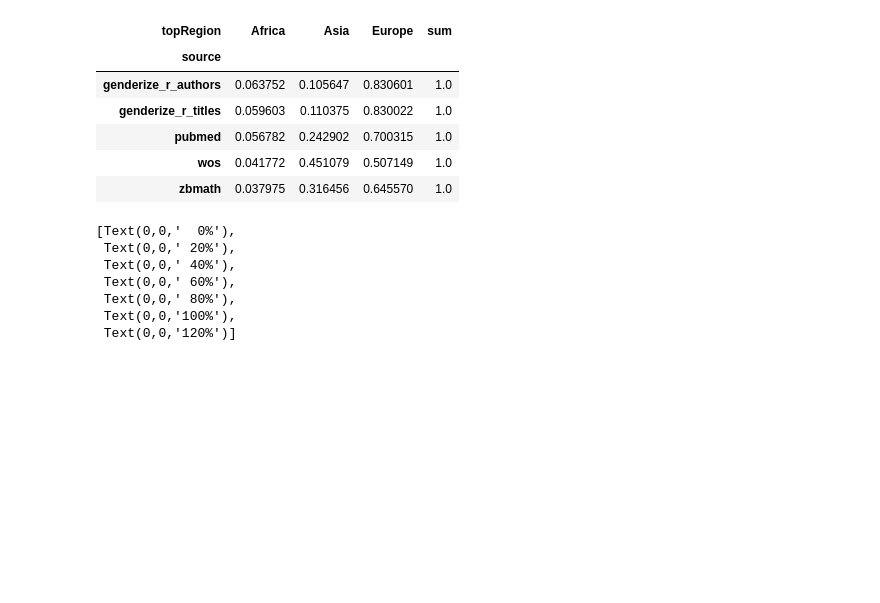
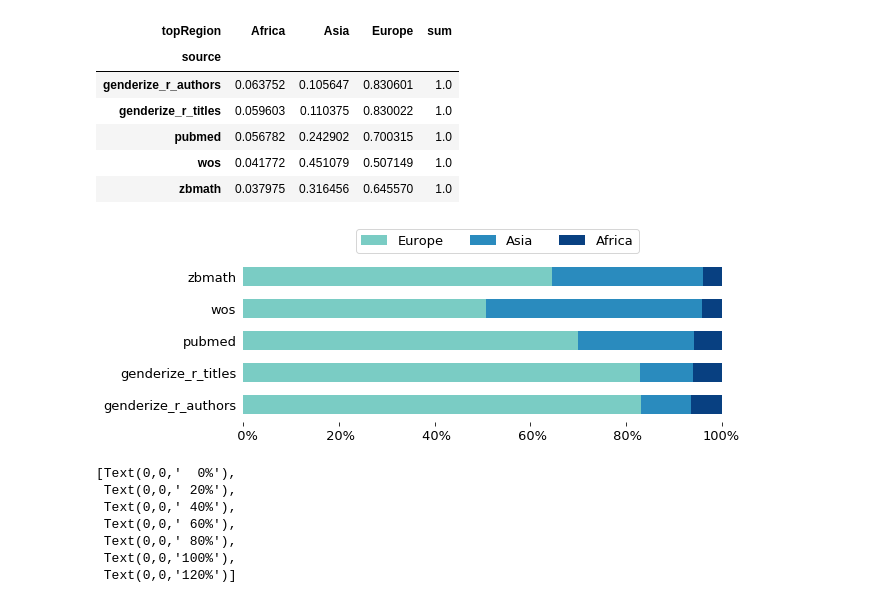
Before and after one commit to GenderGapSTEM-PublicationAnalysis/name_gender_inference, a Jupyter notebook: name_gender_inference/notebooks/Evaluation_name_onomastics.ipynb, the cells around one changed output. Saved outputs shown, nothing was run; the diff lists cells and outputs as text; code cells hidden in the pictures; blank space fills up the shorter version.

Commit message:
Plot of regions of names pretty for paper

```diff
--- a/name_gender_inference/notebooks/Evaluation_name_onomastics.ipynb
+++ b/name_gender_inference/notebooks/Evaluation_name_onomastics.ipynb
@@ -12,10 +12,10 @@ import urllib
 from os.path import join
 
 import matplotlib.pyplot as plt
-plt.style.use('ggplot')
+#plt.style.use('ggplot')
 
-import seaborn as sns
-sns.set(color_codes=True)
+#import seaborn as sns
+#sns.set(color_codes=True)
 # %%
 %pylab inline
 # %% [output]
@@ -183,8 +183,37 @@ origin_by_source
 | pubmed | 0.056782 | 0.242902 | 0.700315 | 1.0 |
 | wos | 0.041772 | 0.451079 | 0.507149 | 1.0 |
 | zbmath | 0.037975 | 0.316456 | 0.645570 | 1.0 |
-# %%
-origin_by_source = origin_by_source.drop(['sum'], axis=1)
+# %%
+origin_by_source = origin_by_source[['Europe', 'Asia', 'Africa']]
+# %%
+origin_by_source.index.name = None
+origin_by_source.columns.name = 'Region'
+# %%
+matplotlib.rcParams.update({'font.size': 13})
+
+fig, ax = plt.subplots(figsize=(9,3))
+
+colors = plt.cm.GnBu(np.linspace(0.5, 1, 3))
+
+origin_by_source.plot(ax=ax, kind='barh', stacked=True, width=0.6, color=colors)
+
+vals = ax.get_xticks()
+ax.set_xticklabels(['{:3.0f}%'.format(x*100) for x in vals]);
+
+ax.spines['top'].set_visible(False)
+ax.spines['right'].set_visible(False)
+ax.spines['left'].set_visible(False)
+ax.spines['bottom'].set_visible(False)
+
+plt.legend(ncol=3, bbox_to_anchor=(0.8, 1.22));
+
+ax.yaxis.set_ticks_position('none')
+
+# Make sure that benchmark_paper and name_gender_inference repos are on the same directory level
+# This saves the fig directly into the paper directory
+plt.savefig('../../../benchmark_paper/resubmission/names_regions.pdf', bbox_inches = 'tight')
+# %% [output]
+[figure, added]
 # %%
 fig, ax = plt.subplots(figsize=(12,5))
 origin_by_source.plot(ax=ax, kind='bar', stacked=True, rot=1)
```
Also changed, not shown: parts of 1 cell of this notebook.
